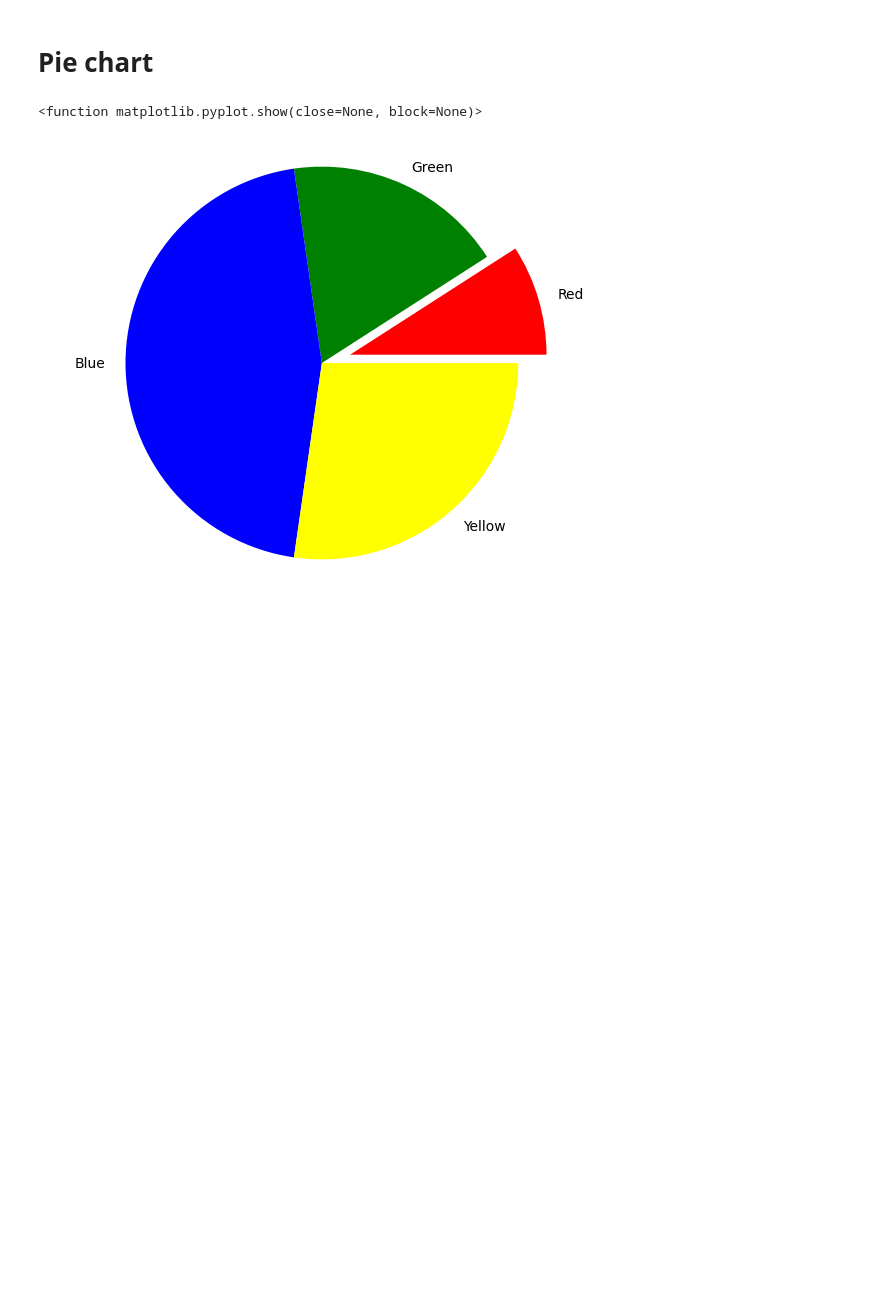
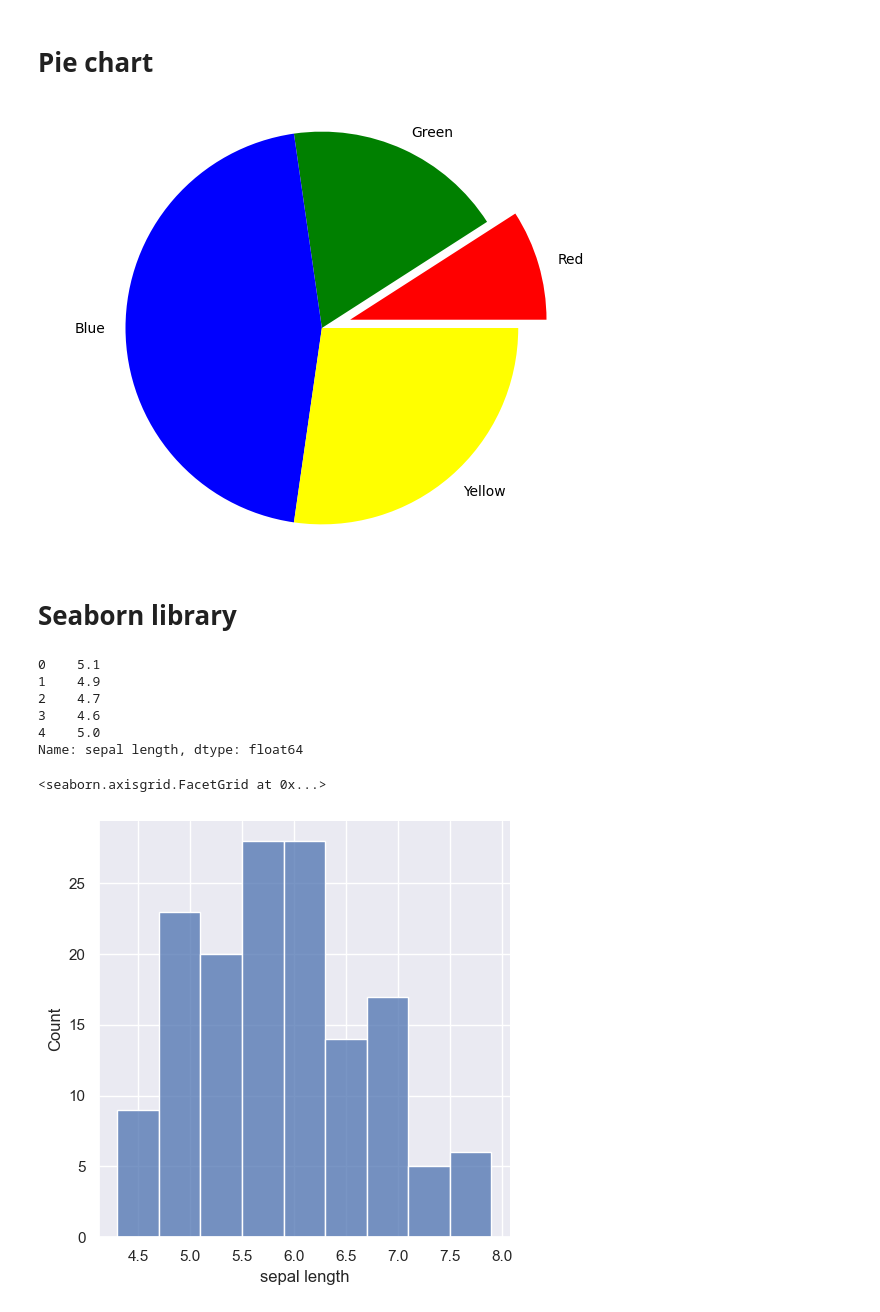
Before and after one commit to IgaMeddie/Descr_stat_-_viz, a Jupyter notebook: learnt 06-02.ipynb, the cells around one changed output. Saved outputs shown, nothing was run; the diff lists cells and outputs as text; code cells hidden in the pictures; blank space fills up the shorter version.

Commit message:
Intro to seaborn library

```diff
--- a/learnt 06-02.ipynb
+++ b/learnt 06-02.ipynb
@@ -514,16 +518,42 @@ N = 5 # number of sections on the chart
 data = [1, 2, 5, 3]
 
 plt.axes([0, 0, 0.9, 0.9])
-# plt.axes(aspect=1) #Qn: What is aspect ratio?
+# or plt.axes(aspect=1) #Qn: What is aspect ratio?
+
+# The function call being used is plt.axes(rect, projection=None, polar=False, **kwargs)
 
 # explode specifies the fraction of the radius with which to offset each wedge
 plt.pie(data, explode=(0.15, 0, 0, 0),
         labels=("Red", "Green", "Blue", "Yellow"),
         colors=["red", "green", "blue", "yellow"])
 
-plt.axis('equal')
+plt.axis('equal') # set the aspect ratio of the plot to be equal along both the x-axis and the y-axis
+
+'''This maintains the aspect ratio of the plot as square, meaning shapes such as circles will appear as perfect circles, not distorted ovals.'''
 
 plt.show()
 # %% [output]
-<function matplotlib.pyplot.show(close=None, block=None)>
 [figure]
+# %% [markdown]
+# Seaborn library
+# %%
+import seaborn as sns
+
+sns.set_theme() # sets the graph style to a seaborn style
+
+iris = pd.read_csv('module06/iris.data', sep=',',
+                   header=None, # the data file does not contain a header
+                   names=['sepal length','sepal width','petal length','petal width','class'])
+
+print(iris['sepal length'].head())
+
+sns.displot(iris['sepal length']) # create a visual plot that shows how data is distributed.
+# %% [output]
+0    5.1
+1    4.9
+2    4.7
+3    4.6
+4    5.0
+Name: sepal length, dtype: float64
+<seaborn.axisgrid.FacetGrid at 0x...>
+[figure, added]
```
Also changed, not shown: parts of 7 cells of this notebook.
